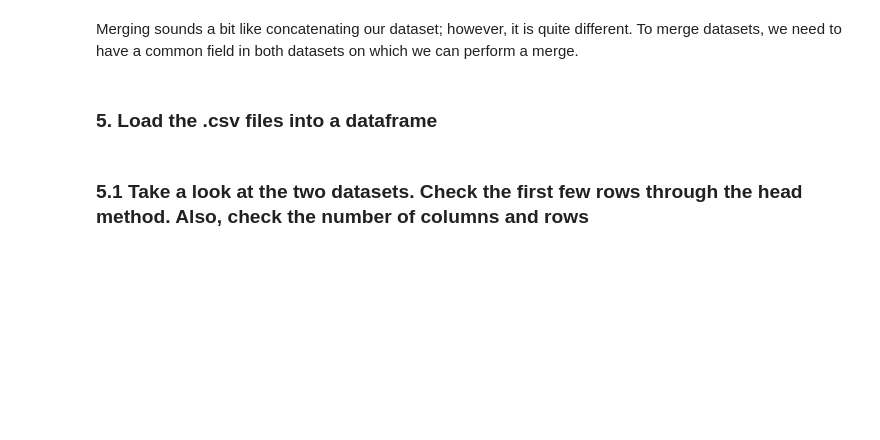
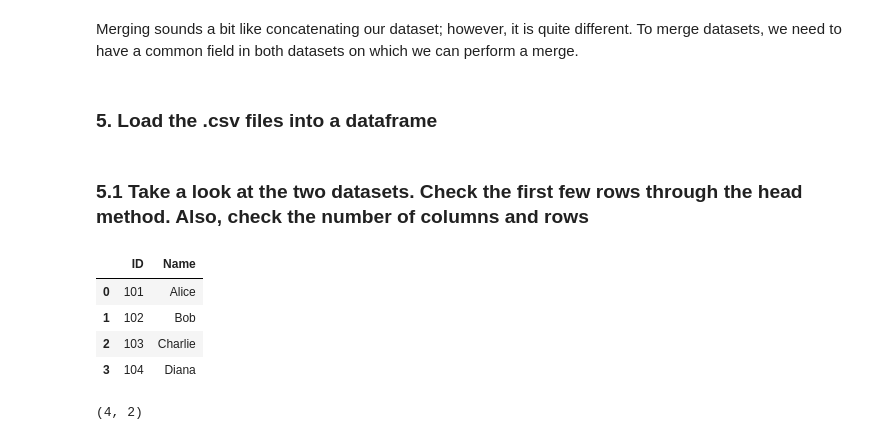
Before and after one commit to Mutiu123/The_EDA_with_Python, a Jupyter notebook: EDA_Book_Samples.ipynb, the cells around one changed output. Cells and saved outputs as stored; diff of their text form; code cells hidden in the pictures; blank space fills up the shorter version.

```diff
--- a/EDA_Book_Samples.ipynb
+++ b/EDA_Book_Samples.ipynb
@@ -553,2 +561,14 @@ marketing_sample2 = dataframes['marketing_campaign_merge2.csv']
 # %% [markdown]
 ### 5.1 Take a look at the two datasets. Check the first few rows through the head method. Also, check the number of columns and rows
+# %%
+marketing_sample1.head()
+# %% [output]
+|  | ID | Name |
+| 0 | 101 | Alice |
+| 1 | 102 | Bob |
+| 2 | 103 | Charlie |
+| 3 | 104 | Diana |
+# %%
+marketing_sample1.shape
+# %% [output]
+(4, 2)
```
Also changed, not shown: parts of 19 cells of this notebook.
